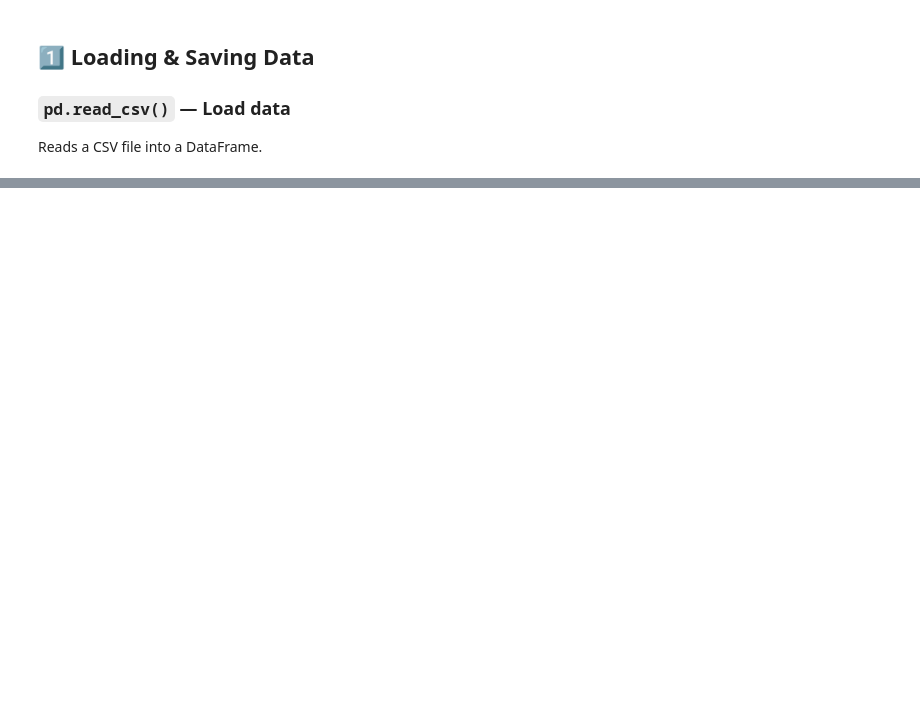
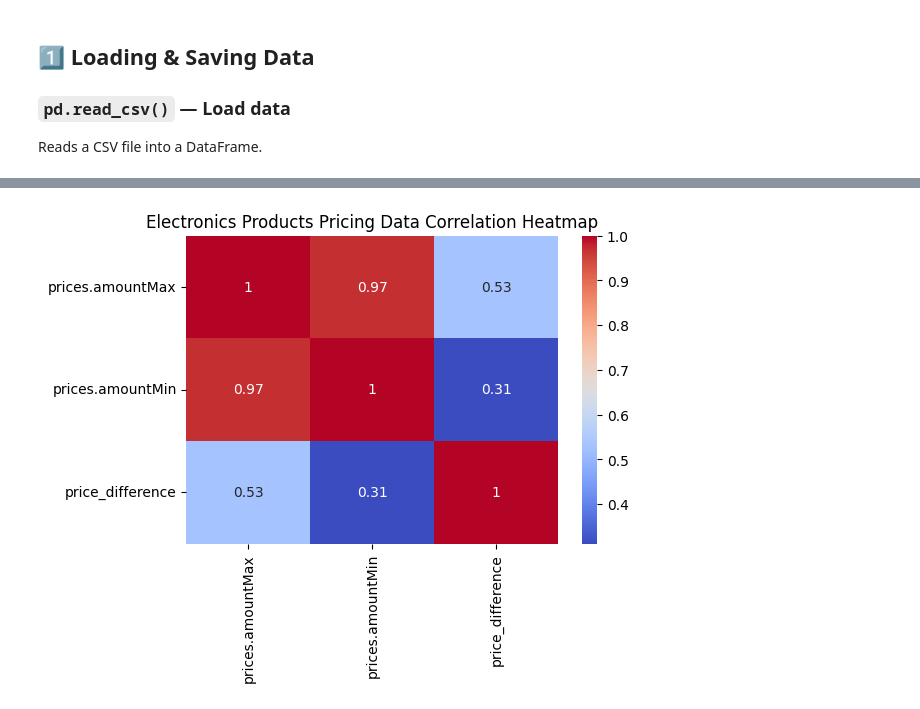
Before and after one commit to dealcatcher/jupyter-lab-models, a Jupyter notebook: sarima.ipynb, the cells around one changed output, grey strips where cells are left out. Cells and saved outputs as stored; diff of their text form; code cells hidden in the pictures; blank space fills up the shorter version.

```diff
--- a/sarima.ipynb
+++ b/sarima.ipynb
@@ -270,0 +11,12 @@ plt.show()
+# %%
+import pandas as pd
+import matplotlib.pyplot as plt
+import seaborn as sns
+
+
+
+df = pd.read_csv("./ElectronicsProductsPricingData.csv", encoding='latin1')
+
+
+
+df.info()
@@ -270,0 +41,4 @@ plt.show()
+# %%
+## removving all the unnecessary columns from the dataframe
+df.drop(columns=["Unnamed: 26","Unnamed: 27","Unnamed: 28","Unnamed: 29","Unnamed: 30","sourceURLs","prices.currency", "keys","ean","prices.shipping","manufacturerNumber","upc"], inplace=True)
+df.head()
@@ -270,0 +52,9 @@ plt.show()
+# %%
+
+##1.2 we will check if the prices amountMax and minAmount is same
+
+df.dropna(subset=["prices.amountMax", "prices.amountMin"], inplace=True)
+df["price_difference"] = df["prices.amountMax"] - df["prices.amountMin"]
+df.info()
+
+##
@@ -270,0 +110,19 @@ plt.show()
+# %%
+## we will us the heatmap for both the datasets to visualize the correlation between different numerical features
+## For that we will use seaborn library
+## Also we will filter out the non numerical columns from both the datasets
+
+
+df_heat = df.select_dtypes(include=['float64', 'int64'])
+
+
+
+
+
+## Electronics Products Pricing Data heatmap
+plt.figure(figsize=(6, 4))
+sns.heatmap(df_heat.corr(), annot=True, cmap="coolwarm")
+plt.title("Electronics Products Pricing Data Correlation Heatmap")
+plt.show()
+# %% [output]
+[figure, added]
```
Also changed, not shown: parts of 41 cells of this notebook, 2 other files.
